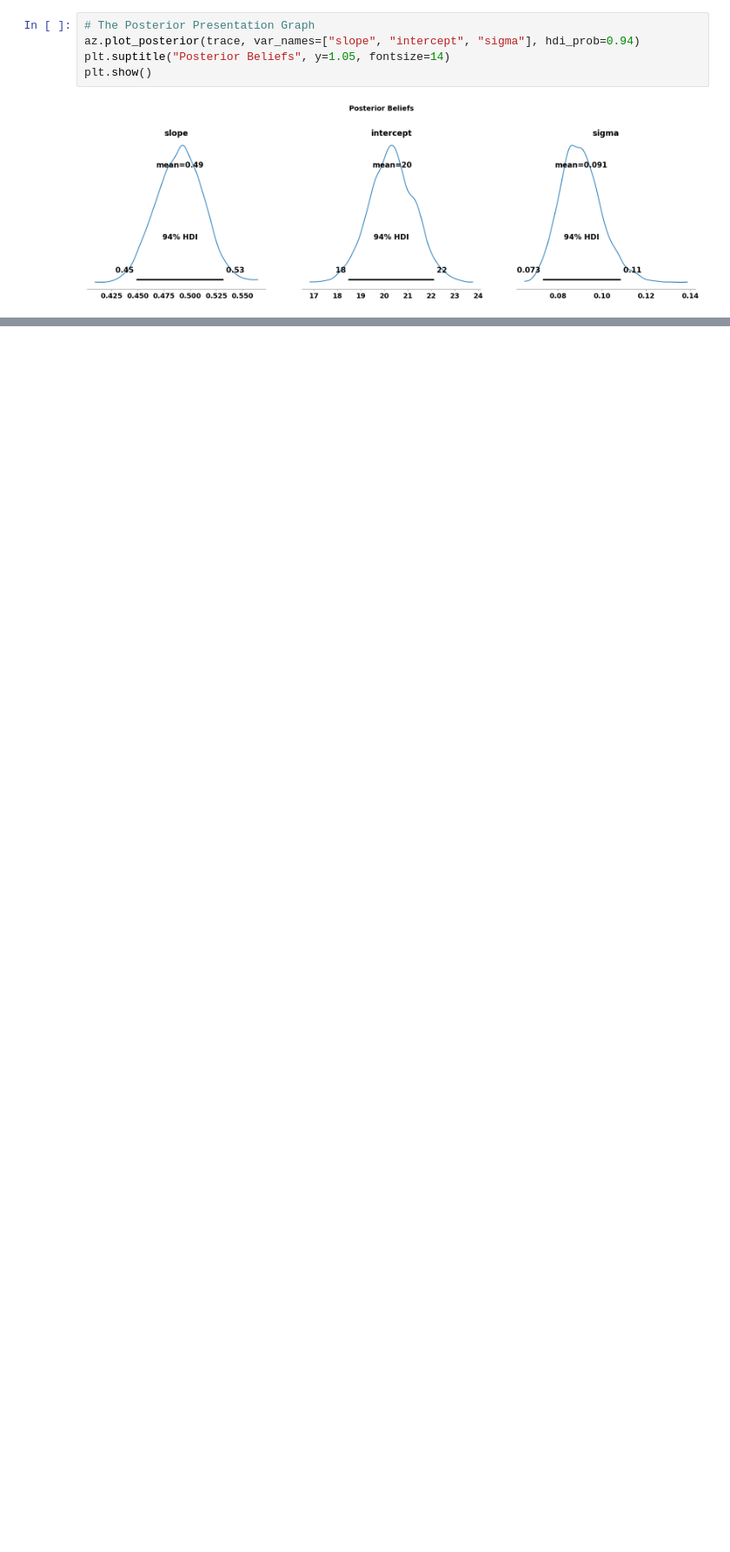
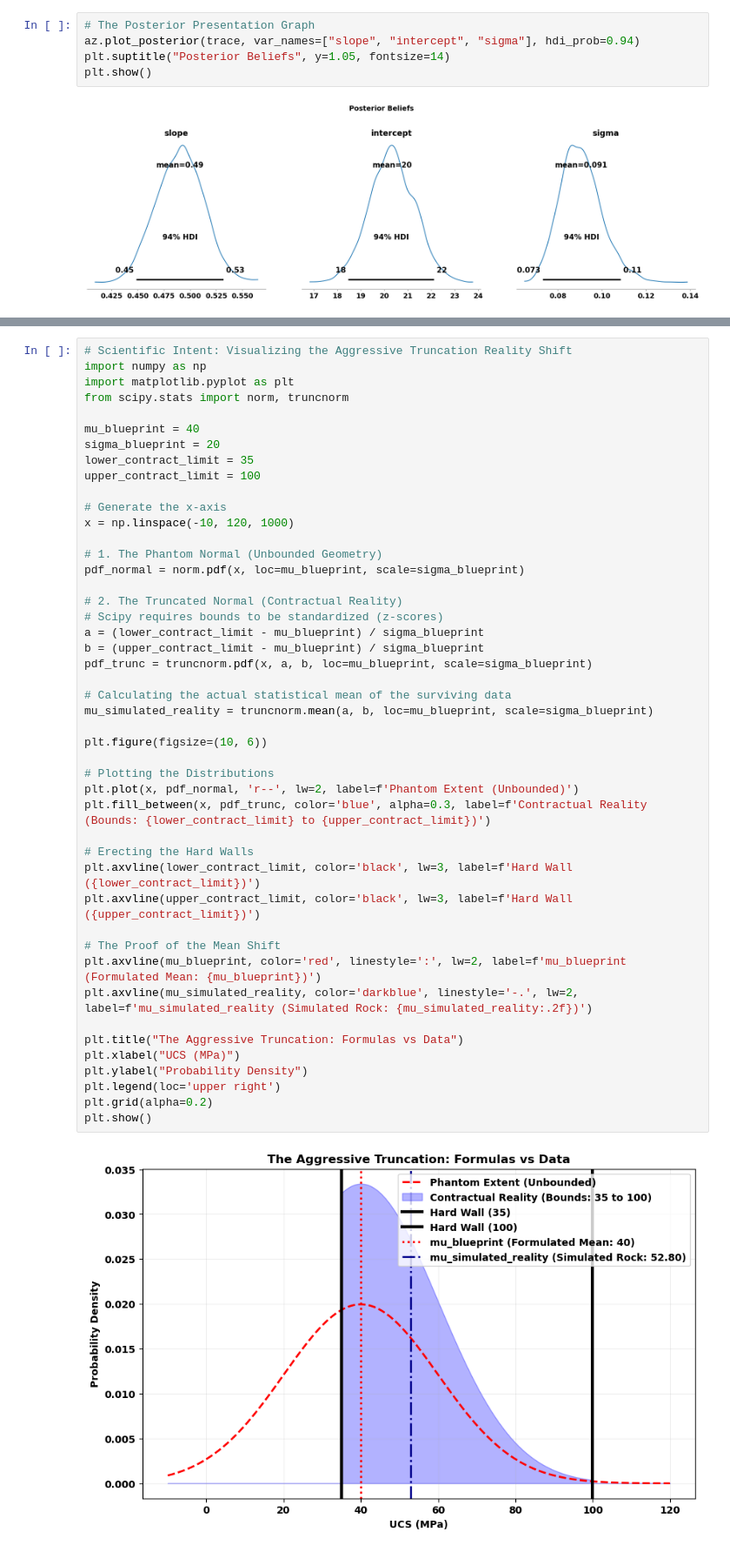
Before and after one commit to wxb-sly/risk-rock, a Jupyter notebook: training/regression/bayesian_line.ipynb, the cells around one changed output, grey strips where cells are left out. Shown at 87% size. Cells and saved outputs as stored; diff of their text form; blank space fills up the shorter version.

Commit message:
visualize trunc normal

```diff
--- a/training/regression/bayesian_line.ipynb
+++ b/training/regression/bayesian_line.ipynb
@@ -218,0 +286,48 @@ plt.show()
+# %%
+# Scientific Intent: Visualizing the Aggressive Truncation Reality Shift
+import numpy as np
+import matplotlib.pyplot as plt
+from scipy.stats import norm, truncnorm
+
+mu_blueprint = 40
+sigma_blueprint = 20
+lower_contract_limit = 35
+upper_contract_limit = 100
+
+# Generate the x-axis
+x = np.linspace(-10, 120, 1000)
+
+# 1. The Phantom Normal (Unbounded Geometry)
+pdf_normal = norm.pdf(x, loc=mu_blueprint, scale=sigma_blueprint)
+
+# 2. The Truncated Normal (Contractual Reality)
+# Scipy requires bounds to be standardized (z-scores)
+a = (lower_contract_limit - mu_blueprint) / sigma_blueprint
+b = (upper_contract_limit - mu_blueprint) / sigma_blueprint
+pdf_trunc = truncnorm.pdf(x, a, b, loc=mu_blueprint, scale=sigma_blueprint)
+
+# Calculating the actual statistical mean of the surviving data
+mu_simulated_reality = truncnorm.mean(a, b, loc=mu_blueprint, scale=sigma_blueprint)
+
+plt.figure(figsize=(10, 6))
+
+# Plotting the Distributions
+plt.plot(x, pdf_normal, 'r--', lw=2, label=f'Phantom Extent (Unbounded)')
+plt.fill_between(x, pdf_trunc, color='blue', alpha=0.3, label=f'Contractual Reality (Bounds: {lower_contract_limit} to {upper_contract_limit})')
+
+# Erecting the Hard Walls
+plt.axvline(lower_contract_limit, color='black', lw=3, label=f'Hard Wall ({lower_contract_limit})')
+plt.axvline(upper_contract_limit, color='black', lw=3, label=f'Hard Wall ({upper_contract_limit})')
+
+# The Proof of the Mean Shift
+plt.axvline(mu_blueprint, color='red', linestyle=':', lw=2, label=f'mu_blueprint (Formulated Mean: {mu_blueprint})')
+plt.axvline(mu_simulated_reality, color='darkblue', linestyle='-.', lw=2, label=f'mu_simulated_reality (Simulated Rock: {mu_simulated_reality:.2f})')
+
+plt.title("The Aggressive Truncation: Formulas vs Data")
+plt.xlabel("UCS (MPa)")
+plt.ylabel("Probability Density")
+plt.legend(loc='upper right')
+plt.grid(alpha=0.2)
+plt.show()
+# %% [output]
+[figure, added]
```
Also changed, not shown: parts of 8 cells of this notebook.
